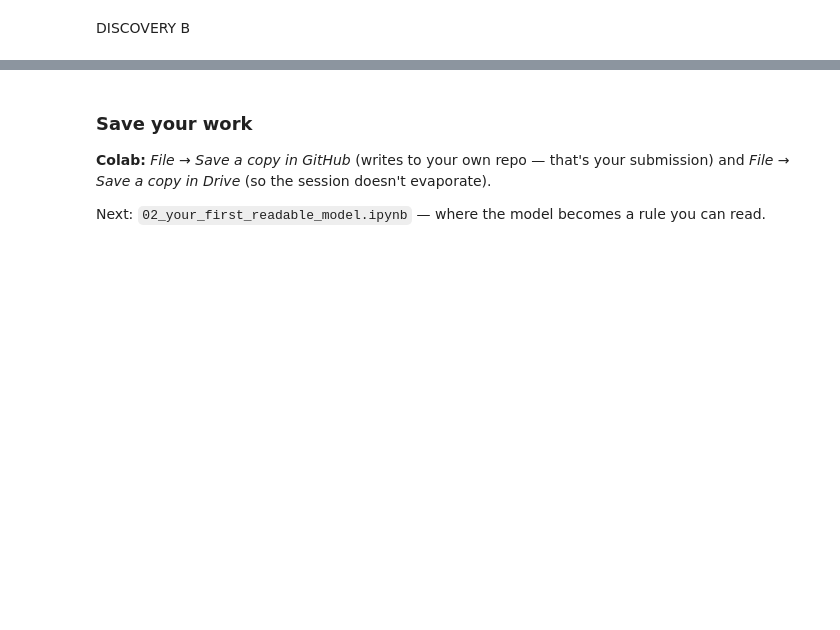
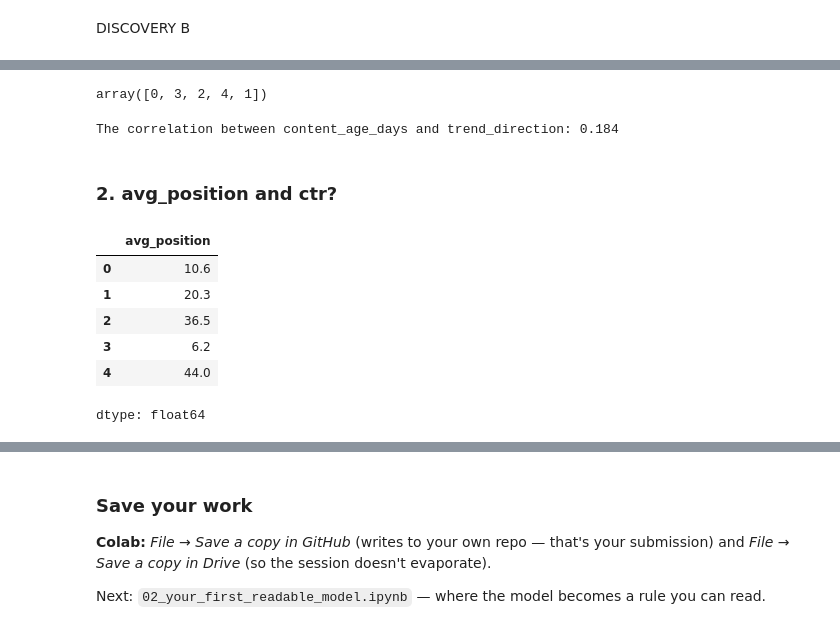
Before and after one commit to iamkaosarat/MLflyrankinternship, a Jupyter notebook: notebooks/01_first_look_and_discovery.ipynb, the cells around one changed output, grey strips where cells are left out. Saved outputs shown, nothing was run; the diff lists cells and outputs as text; code cells hidden in the pictures; blank space fills up the shorter version.

```diff
--- a/notebooks/01_first_look_and_discovery.ipynb
+++ b/notebooks/01_first_look_and_discovery.ipynb
@@ -246,0 +285,25 @@ top_3          comparison article         0.000000
+# %%
+#label encoding of the trend_direction
+from sklearn.preprocessing import LabelEncoder
+le = LabelEncoder()
+df["trend_direction"] = le.fit_transform(df["trend_direction"])
+df["trend_direction"].unique()
+# %% [output]
+array([0, 3, 2, 4, 1])
+# %%
+corr = df["content_age_days"].corr(df["trend_direction"])
+print(f"The correlation between content_age_days and trend_direction: {corr:.3f}")
+# %% [output]
+The correlation between content_age_days and trend_direction: 0.184
+# %% [markdown]
+### 2. avg_position and ctr?
+# %%
+df["avg_position"].head()
+# %% [output]
+|  | avg_position |
+| 0 | 10.6 |
+| 1 | 20.3 |
+| 2 | 36.5 |
+| 3 | 6.2 |
+| 4 | 44.0 |
+dtype: float64
```
Also changed, not shown: parts of 12 cells of this notebook.
